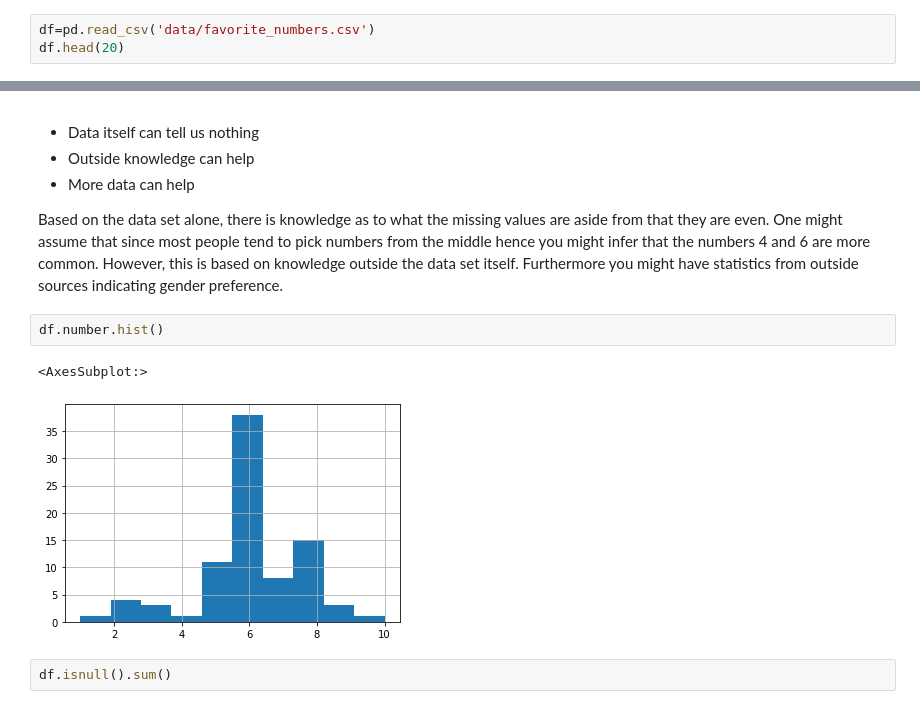
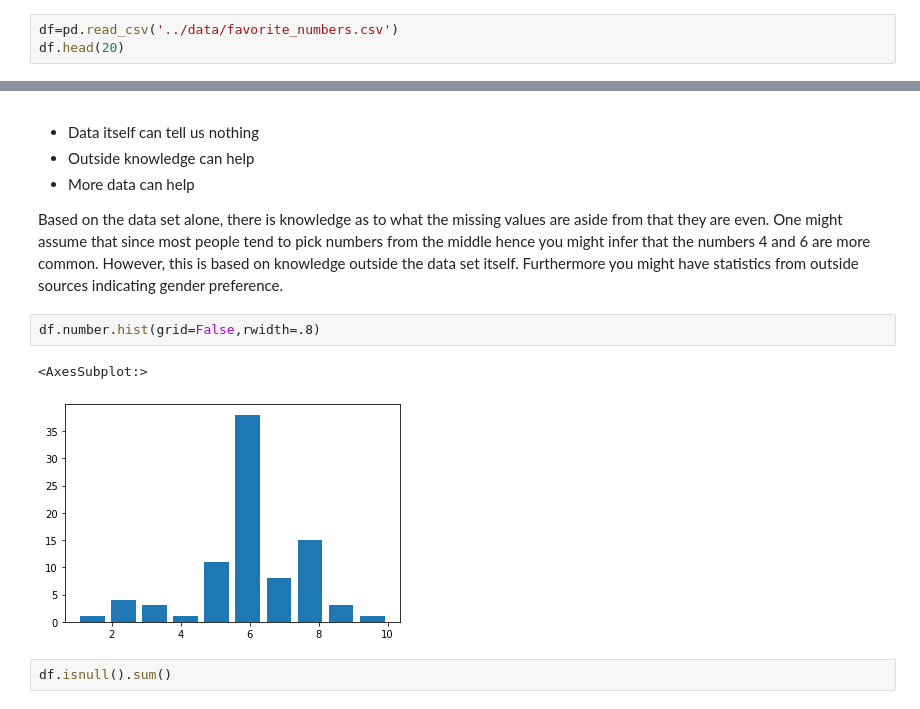
Before and after one commit to WestHealth/scipy2022-missingness-tutorial, a Jupyter notebook: master/1 - Introduction to Missingness.ipynb, the cells around one changed output, grey strips where cells are left out. Drawn from its saved outputs; the diff is of its cells as text.

```diff
--- a/master/1 - Introduction to Missingness.ipynb
+++ b/master/1 - Introduction to Missingness.ipynb
@@ -149,7 +156,7 @@ This data set is a fictitious scenario where 100 people were surveyed to pick a
 * `number` - They were asked to pick a number between 1-10
 * missingness - with a small probability, numbers are missing if they are odd
 # %%
-df=pd.read_csv('data/favorite_numbers.csv')
+df=pd.read_csv('../data/favorite_numbers.csv')
 df.head(20)
 # %% [output]
 |  | first_name | number |
@@ -178,10 +185,10 @@ df.head(20)
 Based on the data set alone, there is knowledge as to what the missing values are aside from that they are even.
 One might assume that since most people tend to pick numbers from the middle hence you might infer that the numbers 4 and 6 are more common. However, this is based on knowledge outside the data set itself. Furthermore you might have statistics from outside sources indicating gender preference.
 # %%
-df.number.hist()
+df.number.hist(grid=False,rwidth=.8)
 # %% [output]
 <AxesSubplot:>
-[figure, old version]
+[figure, new version]
 # %%
 df.isnull().sum()
 # %% [output]
```
Also changed, not shown: parts of 5 cells of this notebook, 4 other files.
